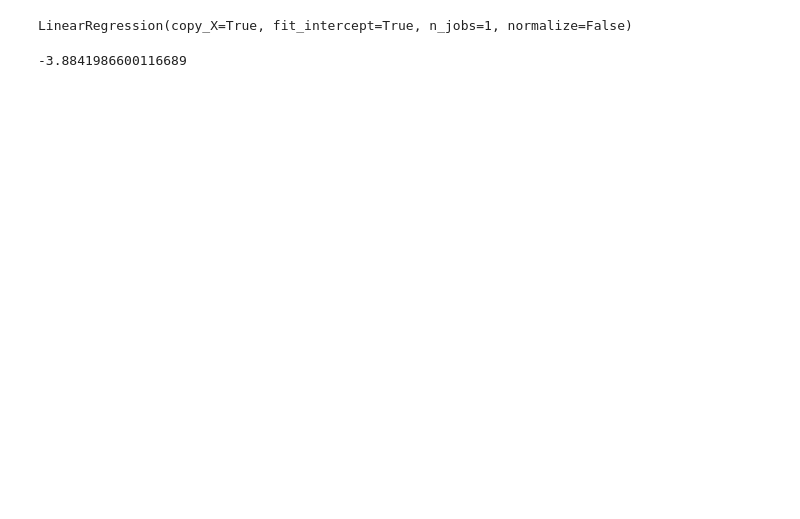
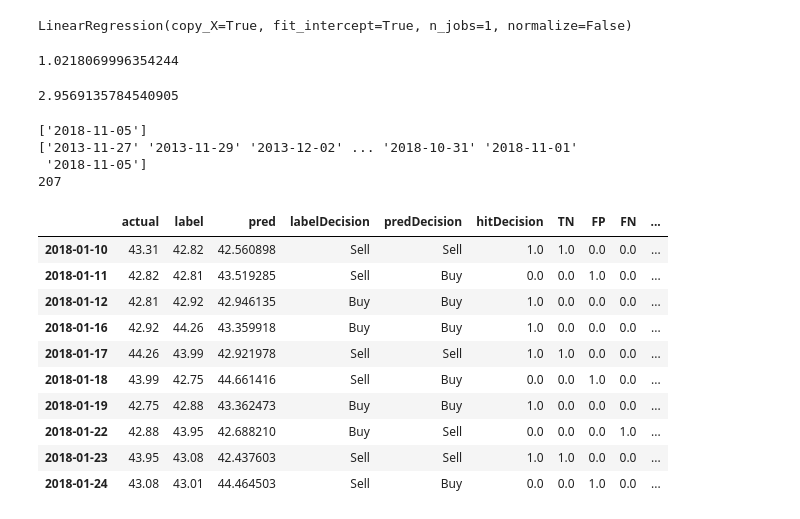
Before and after one commit to KarvonenC/Creating_an_automated_trading_system, a Jupyter notebook: Project – Creating an automated trading system[CK&WK].ipynb, the cells around one changed output. Saved outputs shown, nothing was run; the diff lists cells and outputs as text; code cells hidden in the pictures; blank space fills up the shorter version.

Commit message:
mase, smape, confusion matrix

```diff
--- a/Project – Creating an automated trading system[CK&WK].ipynb
+++ b/Project – Creating an automated trading system[CK&WK].ipynb
@@ -221,7 +247,8 @@ array(['Moving_Window_1', 'Moving_Window_2', 'Moving_Window_3',
 # %%
-x = np.array(df.drop(get_y_columns(df), 1))
-y = np.array(df[get_y_columns(df)])
-
+x = np.array(df.drop(['label'], 1))
+y = np.array(df['label'])
+print(x)
+print(y)
 y = y.reshape(-1, 1)
 
 scaler = preprocessing.StandardScaler().fit(y)
@@ -239,7 +275,62 @@ regr = LinearRegression()
 regr.fit(x_train, y_train.reshape(len(y_train)))
 # %% [output]
 LinearRegression(copy_X=True, fit_intercept=True, n_jobs=1, normalize=False)
-# %%
-regr.score(x_test, y_test)
-# %% [output]
--3.8841986600116689
+# %%
+regr.score(x_test, y_test)
+forecast = regr.predict(x_test)
+#inverse_transform the result for future plotting
+forecast_list = forecast.tolist()
+new_forecast = scaler.inverse_transform(forecast_list)
+# %%
+MASE(y_test, forecast)
+# %% [output]
+1.0218069996354244
+# %%
+SMAPE(y_test, forecast)
+# %% [output]
+2.9569135784540905
+# %%
+dates = df.index.values
+print([endday])
+datespred = np.append(dates, [endday])
+print(datespred)
+lenofytest = len(y_test)
+print(lenofytest)
+# %% [output]
+['2018-11-05']
+['2013-11-27' '2013-11-29' '2013-12-02' ... '2018-10-31' '2018-11-01'
+ '2018-11-05']
+207
+# %%
+df_cm = pd.DataFrame(index=datespred[-lenofytest:])
+#actual
+df_cm['actual'] = df['close'][-lenofytest:]
+#label
+df_cm['label'] = df['label'][-lenofytest:]
+#pred
+df_cm['pred'] = new_forecast
+#Creating the buy and the sell decisions for label
+df_cm['labelDecision'] = np.where(df_cm['label'] > df_cm['actual'], "Buy", "Sell")
+#Creating the buy and the sell decisions for pred
+df_cm['predDecision'] = np.where(df_cm['pred'] > df_cm['actual'], "Buy", "Sell")
+#Determining the hits between labelDecision and predDecisions
+df_cm['hitDecision'] = np.where(df_cm['labelDecision'] == df_cm['predDecision'], 1.0, 0.0)
+
+#Finding confusion matrix values TN, FP, FN and TP
+df_cm['TN'] = np.where((df_cm['labelDecision'] == "Sell") & (df_cm['predDecision'] == "Sell"), 1.0, 0.0)
+df_cm['FP'] = np.where((df_cm['labelDecision'] == "Sell") & (df_cm['predDecision'] == "Buy"), 1.0, 0.0)
+df_cm['FN'] = np.where((df_cm['labelDecision'] == "Buy") & (df_cm['predDecision'] == "Sell"), 1.0, 0.0)
+df_cm['TP'] = np.where((df_cm['labelDecision'] == "Buy") & (df_cm['predDecision'] == "Buy"), 1.0, 0.0)
+df_cm.head(10)
+# %% [output]
+|  | actual | label | pred | labelDecision | predDecision | hitDecision | TN | FP | FN | ... |
+| 2018-01-10 | 43.31 | 42.82 | 42.560898 | Sell | Sell | 1.0 | 1.0 | 0.0 | 0.0 | ... |
+| 2018-01-11 | 42.82 | 42.81 | 43.519285 | Sell | Buy | 0.0 | 0.0 | 1.0 | 0.0 | ... |
+| 2018-01-12 | 42.81 | 42.92 | 42.946135 | Buy | Buy | 1.0 | 0.0 | 0.0 | 0.0 | ... |
+| 2018-01-16 | 42.92 | 44.26 | 43.359918 | Buy | Buy | 1.0 | 0.0 | 0.0 | 0.0 | ... |
+| 2018-01-17 | 44.26 | 43.99 | 42.921978 | Sell | Sell | 1.0 | 1.0 | 0.0 | 0.0 | ... |
+| 2018-01-18 | 43.99 | 42.75 | 44.661416 | Sell | Buy | 0.0 | 0.0 | 1.0 | 0.0 | ... |
+| 2018-01-19 | 42.75 | 42.88 | 43.362473 | Buy | Buy | 1.0 | 0.0 | 0.0 | 0.0 | ... |
+| 2018-01-22 | 42.88 | 43.95 | 42.688210 | Buy | Sell | 0.0 | 0.0 | 0.0 | 1.0 | ... |
+| 2018-01-23 | 43.95 | 43.08 | 42.437603 | Sell | Sell | 1.0 | 1.0 | 0.0 | 0.0 | ... |
+| 2018-01-24 | 43.08 | 43.01 | 44.464503 | Sell | Buy | 0.0 | 0.0 | 1.0 | 0.0 | ... |
```
Also changed, not shown: parts of 17 cells of this notebook.
